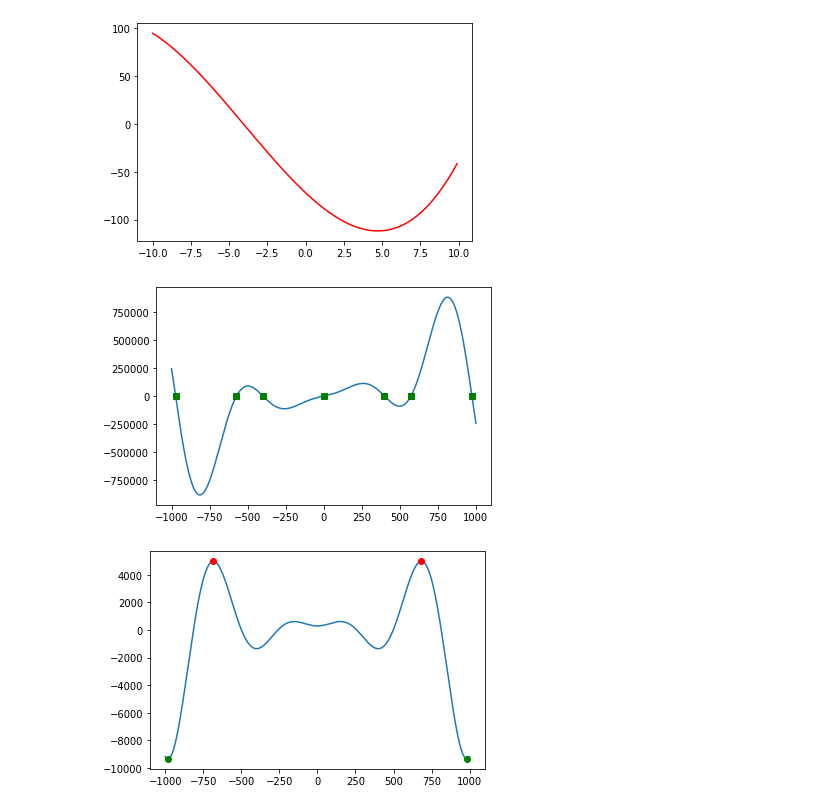
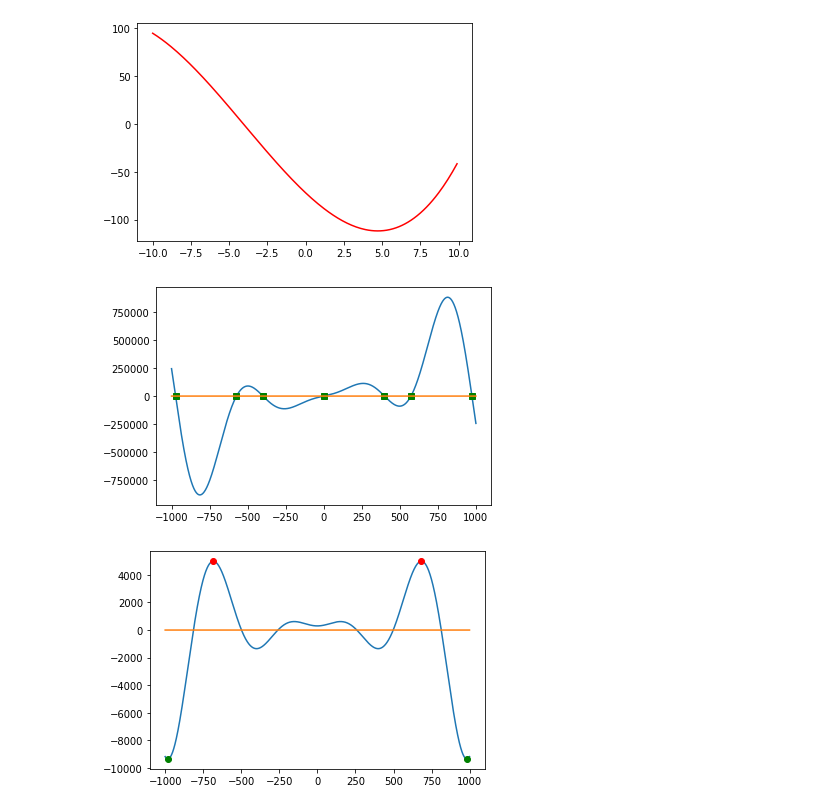
Before and after one commit to rvoljanin/neuraluniversity, a Jupyter notebook: notebooks/math/Exercise2.ipynb, the cells around one changed output. Drawn from its saved outputs; the diff is of its cells as text; code cells hidden in the pictures.

```diff
--- a/notebooks/math/Exercise2.ipynb
+++ b/notebooks/math/Exercise2.ipynb
@@ -45,9 +45,11 @@ def function3(f, a, b):
 
   plt.plot([x[i] for i in zero],[y[i] for i in zero],'gs')
 
+  plt.plot(x,[0 for i in x])
+
 function3(f4,-1000,1000)
 # %% [output]
-[figure, old version]
+[figure, new version]
 # %%
 def get_deriviate(f, a, b):
   #Вычисляем точки по x
@@ -57,31 +59,33 @@ def get_deriviate(f, a, b):
   #Рассчитываем производную
   dy = np.array([f(x[i+1]) - f(x[i]) for i in range(len_x-1)])
 
   #Возвращаем производную
   return dy
 
 def function4():
   x = np.arange(-1000,1000)
   dy = get_deriviate(f4,-1000,1001)
 
   dy_min = []
   dy_max = []
 
   min_y = min(dy)
   max_y = max(dy)
 
   for i in range(len(dy)):
     if dy[i] == min_y:
       dy_min.append(i)
     if dy[i] == max_y:
       dy_max.append(i)
 
   plt.plot(x,dy)
 
   plt.plot([x[i] for i in dy_min],[dy[i] for i in dy_min],'go')
 
   plt.plot([x[i] for i in dy_max],[dy[i] for i in dy_max],'ro')
 
+  plt.plot(x,[0 for i in x])
+
 function4()
 # %% [output]
-[figure, old version]
+[figure, new version]
```
Also changed, not shown: parts of 2 cells of this notebook.
